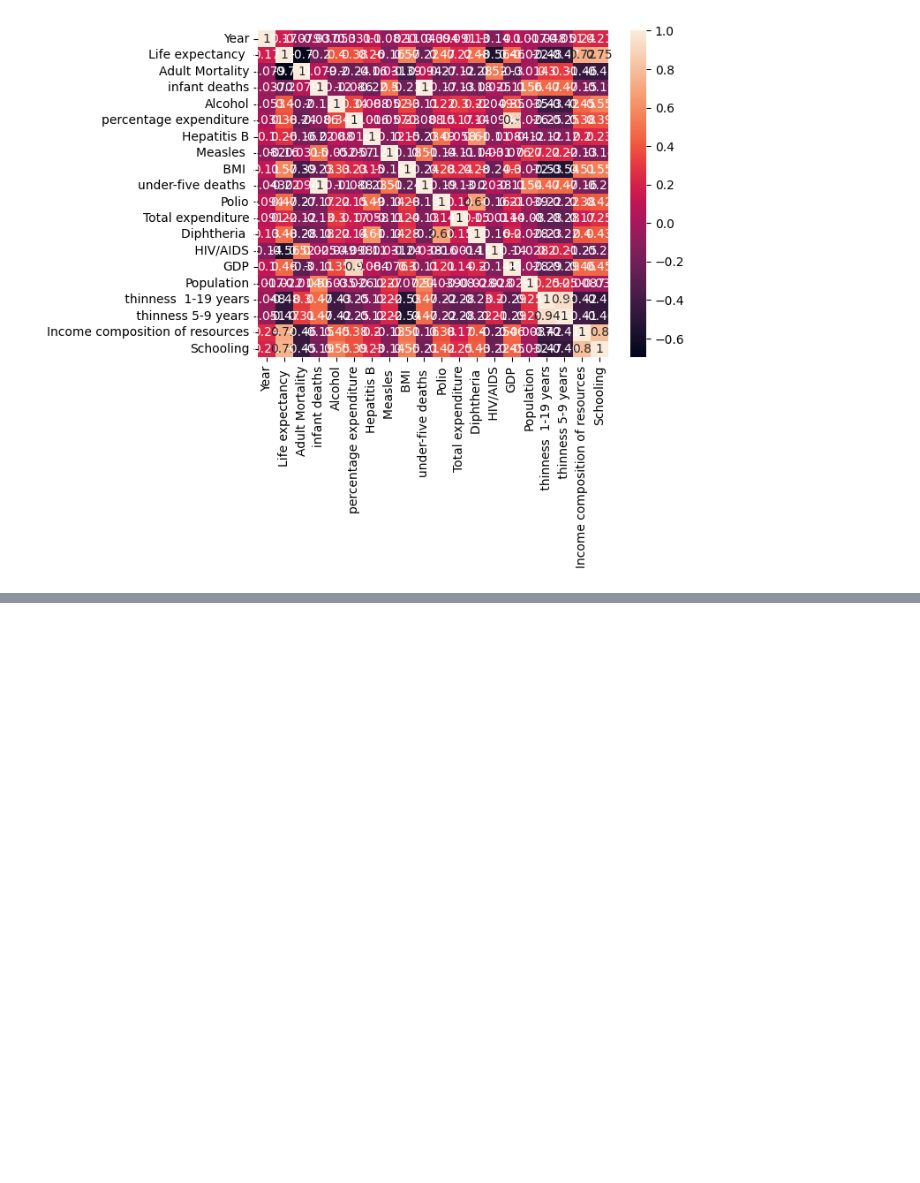
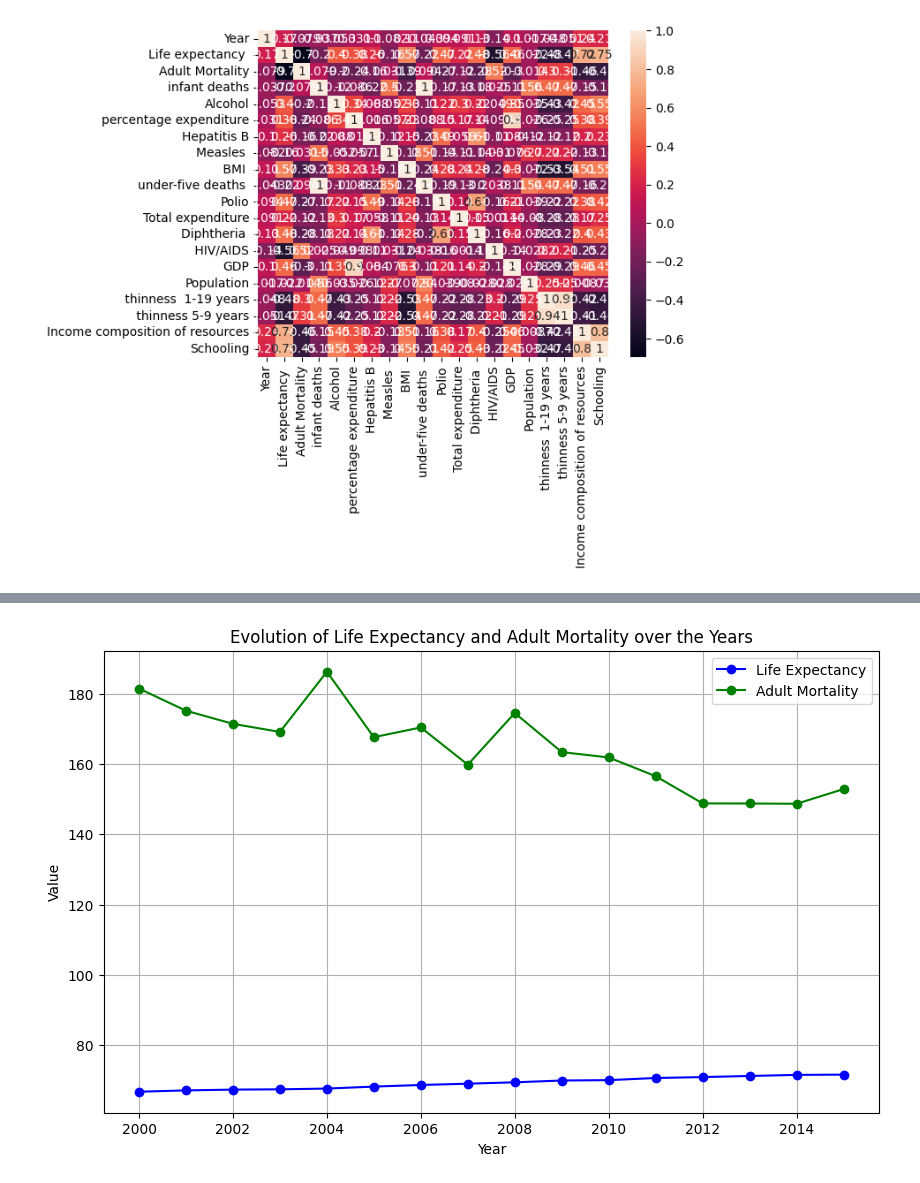
Before and after one commit to victor-duwat/Dazzle-Dash, a Jupyter notebook: notebook.ipynb, the cells around one changed output, grey strips where cells are left out. Cells and saved outputs as stored; diff of their text form; code cells hidden in the pictures; blank space fills up the shorter version.

```diff
--- a/notebook.ipynb
+++ b/notebook.ipynb
@@ -375,0 +434,3 @@ plt.show()
+# %%
+life_expectancy_adult_mortality = df.groupby(['Year'])[['Life expectancy ', 'Adult Mortality']].mean()
+life_expectancy_adult_mortality
@@ -375,0 +456,15 @@ plt.show()
+# %%
+plt.figure(figsize=(10, 6))
+
+plt.plot(life_expectancy_adult_mortality.index, life_expectancy_adult_mortality['Life expectancy '], label='Life Expectancy', color='blue', marker='o')
+
+plt.plot(life_expectancy_adult_mortality.index, life_expectancy_adult_mortality['Adult Mortality'], label='Adult Mortality', color='green', marker='o')
+
+plt.xlabel('Year')
+plt.ylabel('Value')
+plt.title('Evolution of Life Expectancy and Adult Mortality over the Years')
+plt.legend()
+plt.grid(True)
+plt.show()
+# %% [output]
+[figure, added]
```
Also changed, not shown: parts of 7 cells of this notebook.
